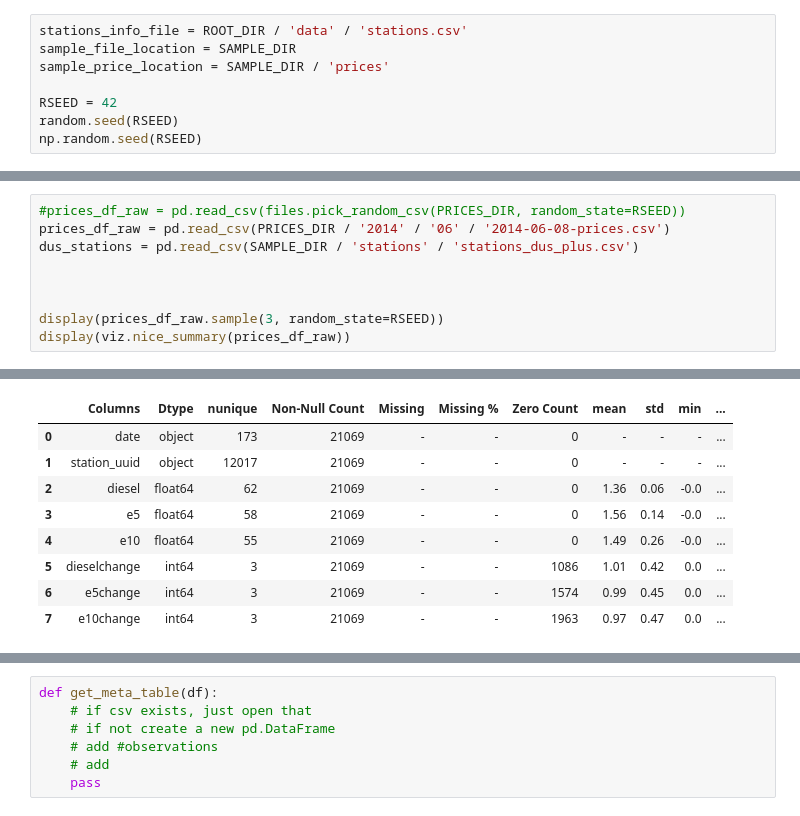
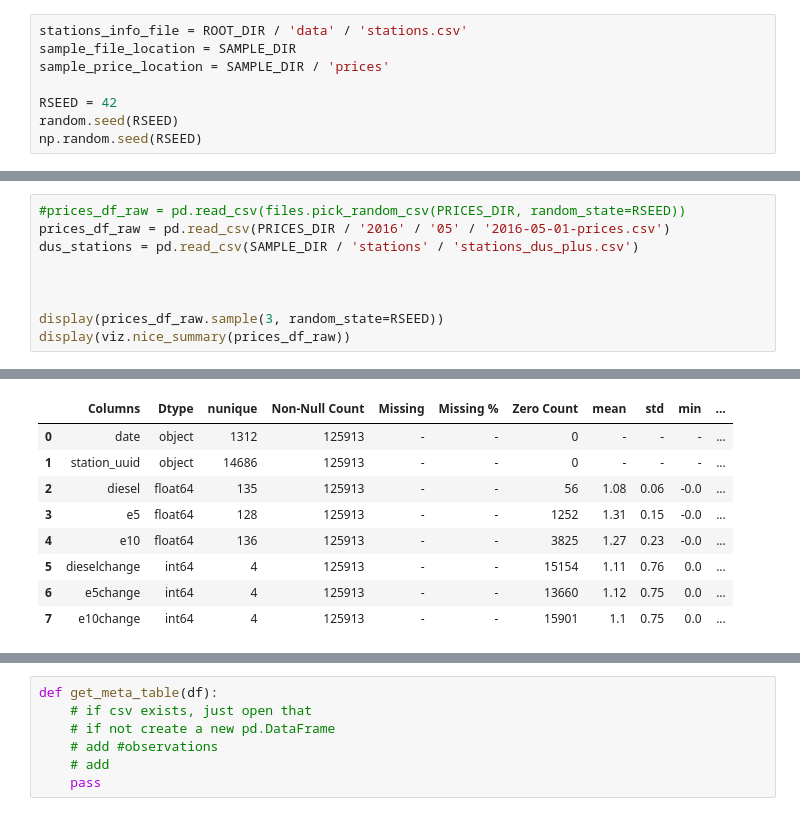
Before and after one commit to petrol-price-predictor/jurassic-juice-juggler, a Jupyter notebook: stratify.ipynb, the cells around one changed output, grey strips where cells are left out. Saved outputs shown, nothing was run; the diff lists cells and outputs as text.

```diff
--- a/stratify.ipynb
+++ b/stratify.ipynb
@@ -24,6 +37,6 @@ np.random.seed(RSEED)
 # %%
 #prices_df_raw = pd.read_csv(files.pick_random_csv(PRICES_DIR, random_state=RSEED))
-prices_df_raw = pd.read_csv(PRICES_DIR / '2014' / '06' / '2014-06-08-prices.csv')
+prices_df_raw = pd.read_csv(PRICES_DIR / '2016' / '05' / '2016-05-01-prices.csv')
 dus_stations = pd.read_csv(SAMPLE_DIR / 'stations' / 'stations_dus_plus.csv')
 
 
@@ -38,12 +51,12 @@ display(viz.nice_summary(prices_df_raw))
 |  | Columns | Dtype | nunique | Non-Null Count | Missing | Missing % | Zero Count | mean | std | min | ... |
-| 0 | date | object | 173 | 21069 | - | - | 0 | - | - | - | ... |
-| 1 | station_uuid | object | 12017 | 21069 | - | - | 0 | - | - | - | ... |
-| 2 | diesel | float64 | 62 | 21069 | - | - | 0 | 1.36 | 0.06 | -0.0 | ... |
-| 3 | e5 | float64 | 58 | 21069 | - | - | 0 | 1.56 | 0.14 | -0.0 | ... |
-| 4 | e10 | float64 | 55 | 21069 | - | - | 0 | 1.49 | 0.26 | -0.0 | ... |
-| 5 | dieselchange | int64 | 3 | 21069 | - | - | 1086 | 1.01 | 0.42 | 0.0 | ... |
-| 6 | e5change | int64 | 3 | 21069 | - | - | 1574 | 0.99 | 0.45 | 0.0 | ... |
-| 7 | e10change | int64 | 3 | 21069 | - | - | 1963 | 0.97 | 0.47 | 0.0 | ... |
+| 0 | date | object | 1312 | 125913 | - | - | 0 | - | - | - | ... |
+| 1 | station_uuid | object | 14686 | 125913 | - | - | 0 | - | - | - | ... |
+| 2 | diesel | float64 | 135 | 125913 | - | - | 56 | 1.08 | 0.06 | -0.0 | ... |
+| 3 | e5 | float64 | 128 | 125913 | - | - | 1252 | 1.31 | 0.15 | -0.0 | ... |
+| 4 | e10 | float64 | 136 | 125913 | - | - | 3825 | 1.27 | 0.23 | -0.0 | ... |
+| 5 | dieselchange | int64 | 4 | 125913 | - | - | 15154 | 1.11 | 0.76 | 0.0 | ... |
+| 6 | e5change | int64 | 4 | 125913 | - | - | 13660 | 1.12 | 0.75 | 0.0 | ... |
+| 7 | e10change | int64 | 4 | 125913 | - | - | 15901 | 1.1 | 0.75 | 0.0 | ... |
 # %%
 # Create a set of all UUIDs in the DUS subsample
 dus_station_uuid = set(dus_stations.uuid)
```
Also changed, not shown: parts of 8 cells of this notebook, 7 other files.
